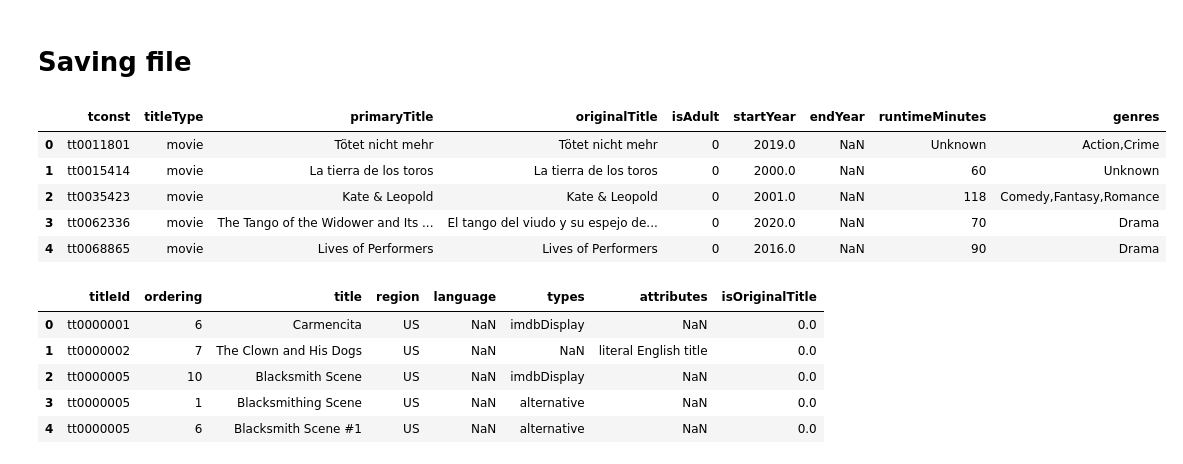
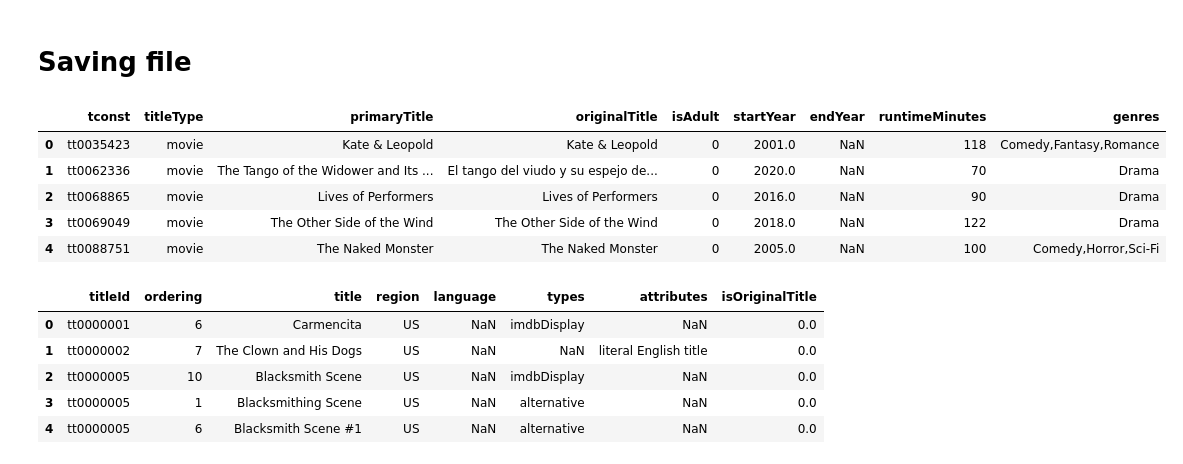
Before and after one commit to AshikSathiya/Project-3, a Jupyter notebook: Project 3 Part 1.ipynb, the cells around one changed output. Cells and saved outputs as stored; diff of their text form; code cells hidden in the pictures.

```diff
--- a/Project 3 Part 1.ipynb
+++ b/Project 3 Part 1.ipynb
@@ -293,15 +275,15 @@ ratings_filtered.to_csv("Data/title_ratings_filtered.csv.gz",compression='gzip',
 filtered_aka.to_csv("Data/title-akas-us-only_filtered.csv",index=False)
 # %%
 # Open saved file and preview again
-basics = pd.read_csv("Data/title_basics_filtered 2.csv.gz", low_memory = False)
+basics = pd.read_csv("Data/title_basics_filtered.csv.gz", low_memory = False)
 basics.head()
 # %% [output]
 |  | tconst | titleType | primaryTitle | originalTitle | isAdult | startYear | endYear | runtimeMinutes | genres |
-| 0 | tt0011801 | movie | Tötet nicht mehr | Tötet nicht mehr | 0 | 2019.0 | NaN | Unknown | Action,Crime |
-| 1 | tt0015414 | movie | La tierra de los toros | La tierra de los toros | 0 | 2000.0 | NaN | 60 | Unknown |
-| 2 | tt0035423 | movie | Kate & Leopold | Kate & Leopold | 0 | 2001.0 | NaN | 118 | Comedy,Fantasy,Romance |
-| 3 | tt0062336 | movie | The Tango of the Widower and Its ... | El tango del viudo y su espejo de... | 0 | 2020.0 | NaN | 70 | Drama |
-| 4 | tt0068865 | movie | Lives of Performers | Lives of Performers | 0 | 2016.0 | NaN | 90 | Drama |
+| 0 | tt0035423 | movie | Kate & Leopold | Kate & Leopold | 0 | 2001.0 | NaN | 118 | Comedy,Fantasy,Romance |
+| 1 | tt0062336 | movie | The Tango of the Widower and Its ... | El tango del viudo y su espejo de... | 0 | 2020.0 | NaN | 70 | Drama |
+| 2 | tt0068865 | movie | Lives of Performers | Lives of Performers | 0 | 2016.0 | NaN | 90 | Drama |
+| 3 | tt0069049 | movie | The Other Side of the Wind | The Other Side of the Wind | 0 | 2018.0 | NaN | 122 | Drama |
+| 4 | tt0088751 | movie | The Naked Monster | The Naked Monster | 0 | 2005.0 | NaN | 100 | Comedy,Horror,Sci-Fi |
 # %%
 aka = pd.read_csv("Data/title-akas-us-only_filtered.csv", low_memory = False)
 aka.head()
```
Also changed, not shown: parts of 27 cells of this notebook, 3 other files.
